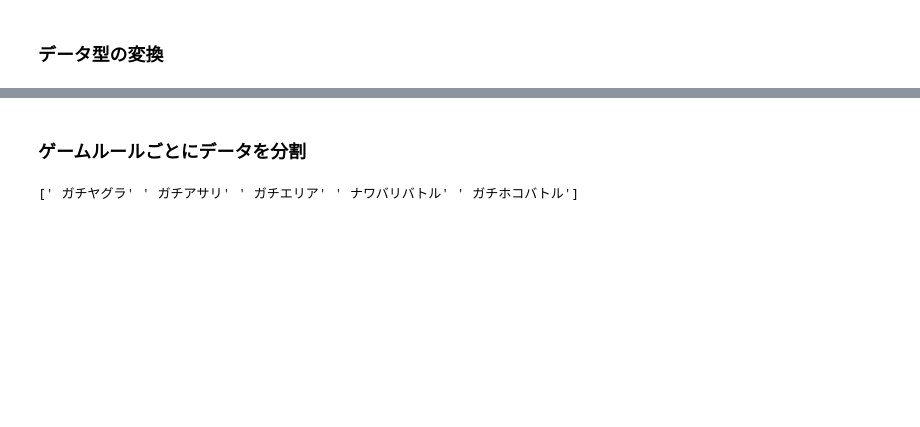
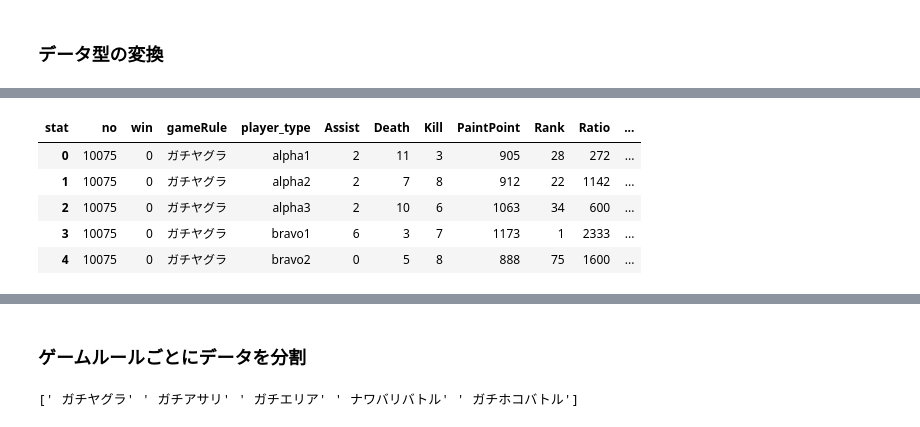
Before and after one commit to cu0001/splatoon-match-analysis, a Jupyter notebook: analyze_splatoon_playdata.ipynb, the cells around one changed output, grey strips where cells are left out. Drawn from its saved outputs; the diff is of its cells as text; code cells hidden in the pictures; blank space fills up the shorter version.

```diff
--- a/analyze_splatoon_playdata.ipynb
+++ b/analyze_splatoon_playdata.ipynb
@@ -360,7 +369,7 @@ def is_not_numeric(x):
         return True  # 変換できなかったら数値でない
 
 # 数値が入っている列名リスト
-numeric_columns = ["win", "Assist", "Death", "Kill", "PaintPoint", "Rank", "Special", "Udemae"]
+numeric_columns = ["win", "Assist", "Death", "Kill", "PaintPoint", "Ratio", "Rank", "StarRank", "Special","WeaponID"]
 
 # 各列が数値でないかどうかを判定
 non_numeric = long_data_dropped[numeric_columns].applymap(is_not_numeric)
@@ -417,0 +441,16 @@ dtype: int64
+# %%
+# データをコピー
+long_data_added = long_data_cleaned.copy()
+
+# スターランクを考慮したランクを計算して新しい列を追加
+long_data_added["Rank_calculated"] = long_data_added["Rank"] + (long_data_added["StarRank"] * 100)
+
+# 結果を確認
+long_data_added.head()
+# %% [output]
+| stat | no | win | gameRule | player_type | Assist | Death | Kill | PaintPoint | Rank | Ratio | ... |
+| 0 | 10075 | 0 | ガチヤグラ | alpha1 | 2 | 11 | 3 | 905 | 28 | 272 | ... |
+| 1 | 10075 | 0 | ガチヤグラ | alpha2 | 2 | 7 | 8 | 912 | 22 | 1142 | ... |
+| 2 | 10075 | 0 | ガチヤグラ | alpha3 | 2 | 10 | 6 | 1063 | 34 | 600 | ... |
+| 3 | 10075 | 0 | ガチヤグラ | bravo1 | 6 | 3 | 7 | 1173 | 1 | 2333 | ... |
+| 4 | 10075 | 0 | ガチヤグラ | bravo2 | 0 | 5 | 8 | 888 | 75 | 1600 | ... |
```
Also changed, not shown: parts of 23 cells of this notebook.
